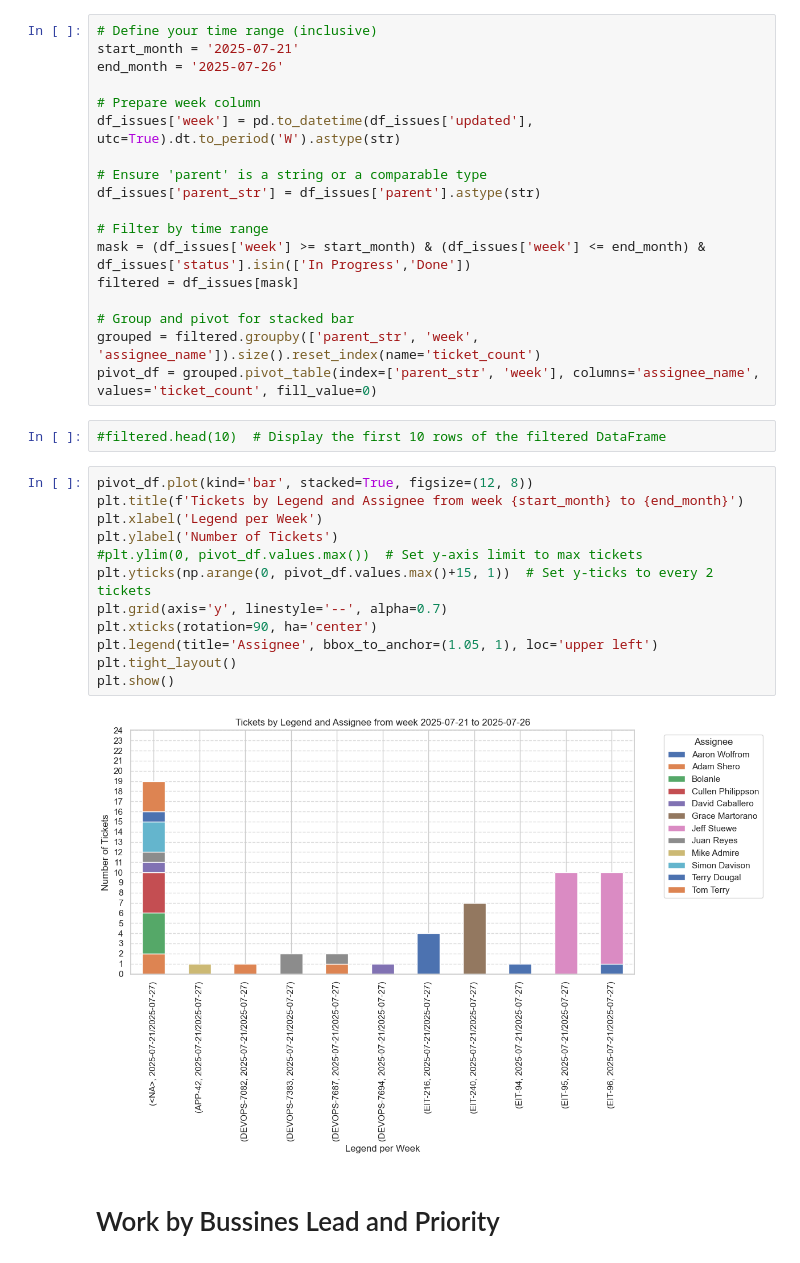
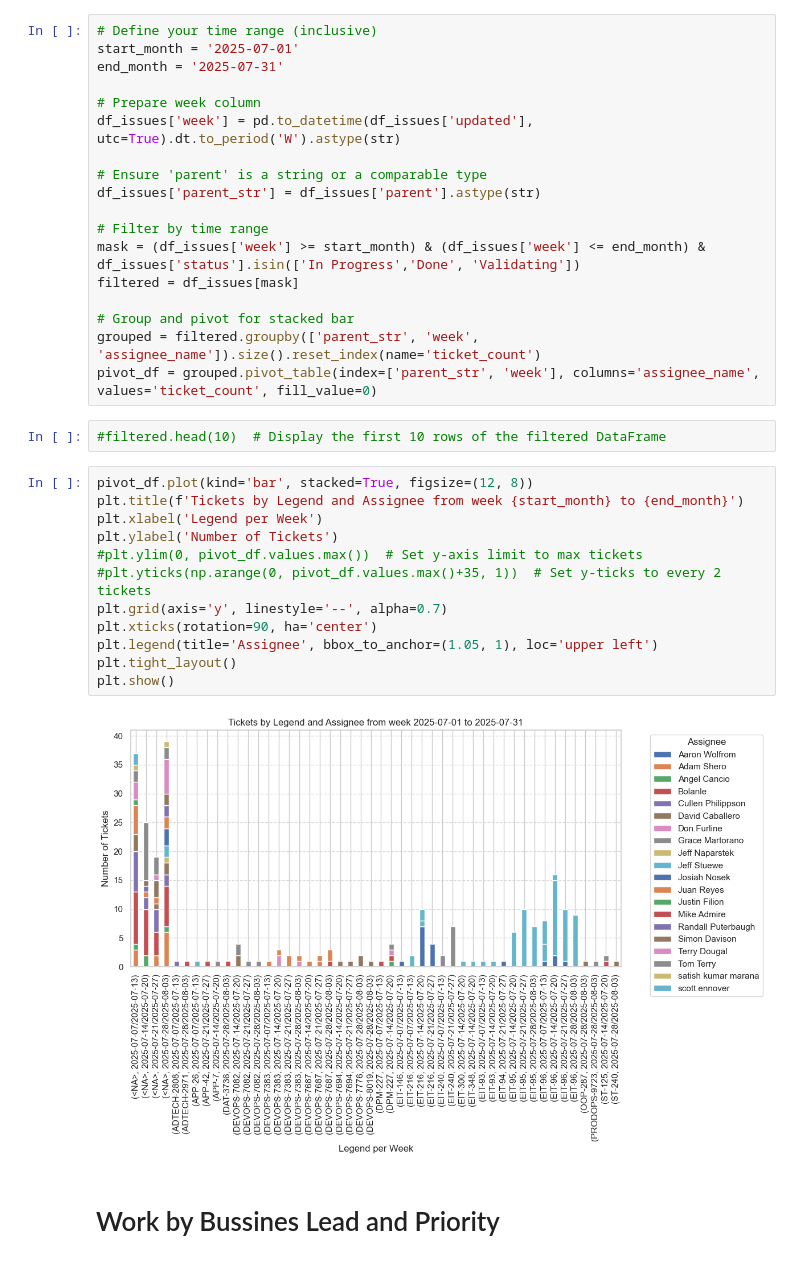
Before and after one commit to jorgeerodriguez/Jira, a Jupyter notebook: Jira.ipynb, the cells around one changed output. Cells and saved outputs as stored; diff of their text form.

Commit message:
Fixing some visualizations

```diff
--- a/Jira.ipynb
+++ b/Jira.ipynb
@@ -1843,8 +1843,8 @@ All 42 Tickets as: 2025-07-30 at 17:40 CST
 # Build a report based on assigne name and parent tickets
 # %%
 # Define your time range (inclusive)
-start_month = '2025-07-21'
-end_month = '2025-07-26'
+start_month = '2025-07-01'
+end_month = '2025-07-31'
 
 # Prepare week column
 df_issues['week'] = pd.to_datetime(df_issues['updated'], utc=True).dt.to_period('W').astype(str)
@@ -1853,7 +1853,7 @@ df_issues['week'] = pd.to_datetime(df_issues['updated'], utc=True).dt.to_period(
 df_issues['parent_str'] = df_issues['parent'].astype(str)
 
 # Filter by time range
-mask = (df_issues['week'] >= start_month) & (df_issues['week'] <= end_month) & df_issues['status'].isin(['In Progress','Done'])
+mask = (df_issues['week'] >= start_month) & (df_issues['week'] <= end_month) & df_issues['status'].isin(['In Progress','Done', 'Validating'])
 filtered = df_issues[mask]
 
 # Group and pivot for stacked bar
@@ -1864,17 +1864,17 @@ pivot_df = grouped.pivot_table(index=['parent_str', 'week'], columns='assignee_n
 # %%
 pivot_df.plot(kind='bar', stacked=True, figsize=(12, 8))
 plt.title(f'Tickets by Legend and Assignee from week {start_month} to {end_month}')
 plt.xlabel('Legend per Week')
 plt.ylabel('Number of Tickets')
 #plt.ylim(0, pivot_df.values.max())  # Set y-axis limit to max tickets
-plt.yticks(np.arange(0, pivot_df.values.max()+15, 1))  # Set y-ticks to every 2 tickets
+#plt.yticks(np.arange(0, pivot_df.values.max()+35, 1))  # Set y-ticks to every 2 tickets
 plt.grid(axis='y', linestyle='--', alpha=0.7)
 plt.xticks(rotation=90, ha='center')
 plt.legend(title='Assignee', bbox_to_anchor=(1.05, 1), loc='upper left')
 plt.tight_layout()
 plt.show()
 # %% [output]
-[figure, old version]
+[figure, new version]
 # %% [markdown]
 # Work by Bussines Lead and Priority
 # %%
```
Also changed, not shown: parts of 24 cells of this notebook.
